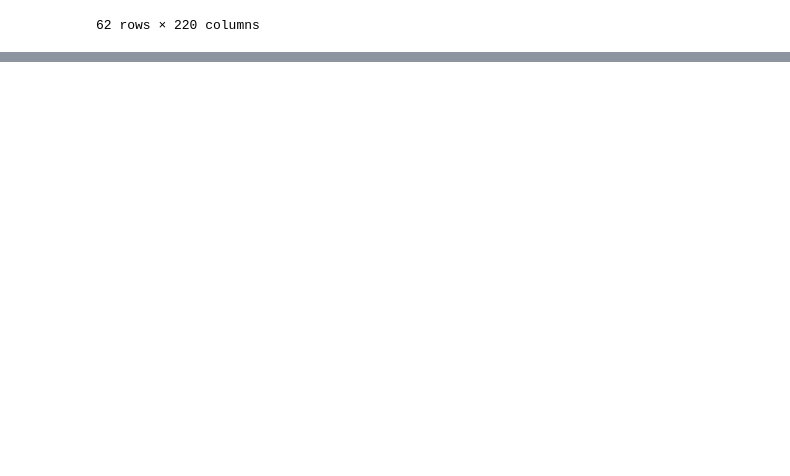
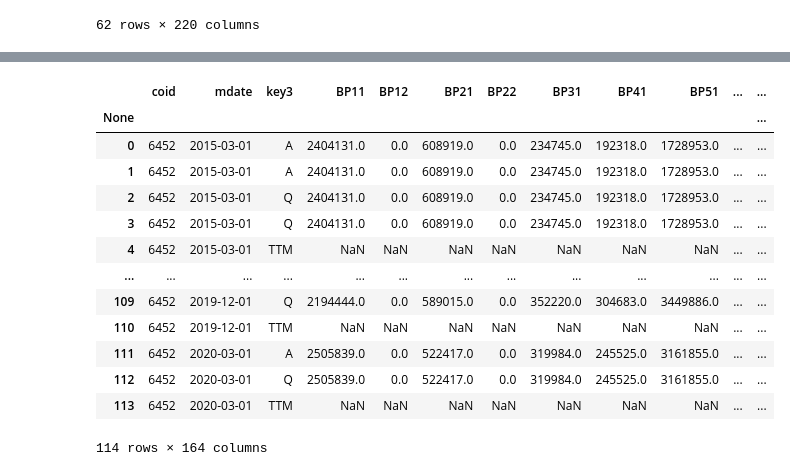
Before and after one commit to LEOHuang5555/TEJ-Tool-API, a Jupyter notebook: test.ipynb, the cells around one changed output, grey strips where cells are left out. Cells and saved outputs as stored; diff of their text form; code cells hidden in the pictures; blank space fills up the shorter version.

```diff
--- a/test.ipynb
+++ b/test.ipynb
@@ -437,0 +410,18 @@ data_final.query('merg == ')
+# %%
+test = tejapi.get('TWN/AINVFINQ', coid  = '6452', opts = {'pivot':True})
+test
+# %% [output]
+|  | coid | mdate | key3 | BP11 | BP12 | BP21 | BP22 | BP31 | BP41 | BP51 | ... | ... |
+| None |  |  |  |  |  |  |  |  |  |  |  | ... |
+| 0 | 6452 | 2015-03-01 | A | 2404131.0 | 0.0 | 608919.0 | 0.0 | 234745.0 | 192318.0 | 1728953.0 | ... | ... |
+| 1 | 6452 | 2015-03-01 | A | 2404131.0 | 0.0 | 608919.0 | 0.0 | 234745.0 | 192318.0 | 1728953.0 | ... | ... |
+| 2 | 6452 | 2015-03-01 | Q | 2404131.0 | 0.0 | 608919.0 | 0.0 | 234745.0 | 192318.0 | 1728953.0 | ... | ... |
+| 3 | 6452 | 2015-03-01 | Q | 2404131.0 | 0.0 | 608919.0 | 0.0 | 234745.0 | 192318.0 | 1728953.0 | ... | ... |
+| 4 | 6452 | 2015-03-01 | TTM | NaN | NaN | NaN | NaN | NaN | NaN | NaN | ... | ... |
+| ... | ... | ... | ... | ... | ... | ... | ... | ... | ... | ... | ... | ... |
+| 109 | 6452 | 2019-12-01 | Q | 2194444.0 | 0.0 | 589015.0 | 0.0 | 352220.0 | 304683.0 | 3449886.0 | ... | ... |
+| 110 | 6452 | 2019-12-01 | TTM | NaN | NaN | NaN | NaN | NaN | NaN | NaN | ... | ... |
+| 111 | 6452 | 2020-03-01 | A | 2505839.0 | 0.0 | 522417.0 | 0.0 | 319984.0 | 245525.0 | 3161855.0 | ... | ... |
+| 112 | 6452 | 2020-03-01 | Q | 2505839.0 | 0.0 | 522417.0 | 0.0 | 319984.0 | 245525.0 | 3161855.0 | ... | ... |
+| 113 | 6452 | 2020-03-01 | TTM | NaN | NaN | NaN | NaN | NaN | NaN | NaN | ... | ... |
+114 rows × 164 columns
```
Also changed, not shown: parts of 31 cells of this notebook, 7 other files.
